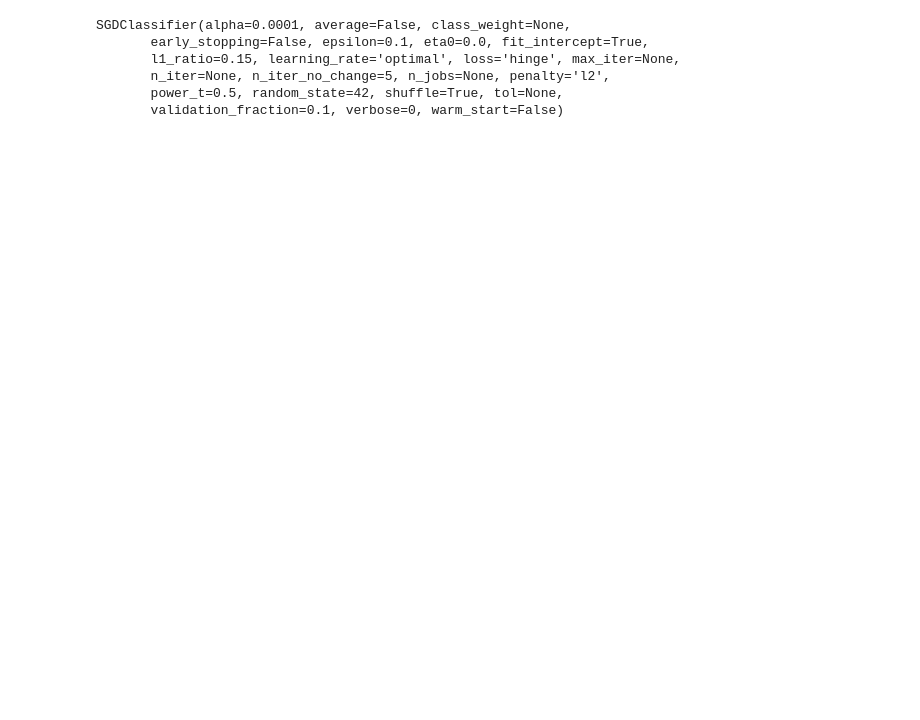
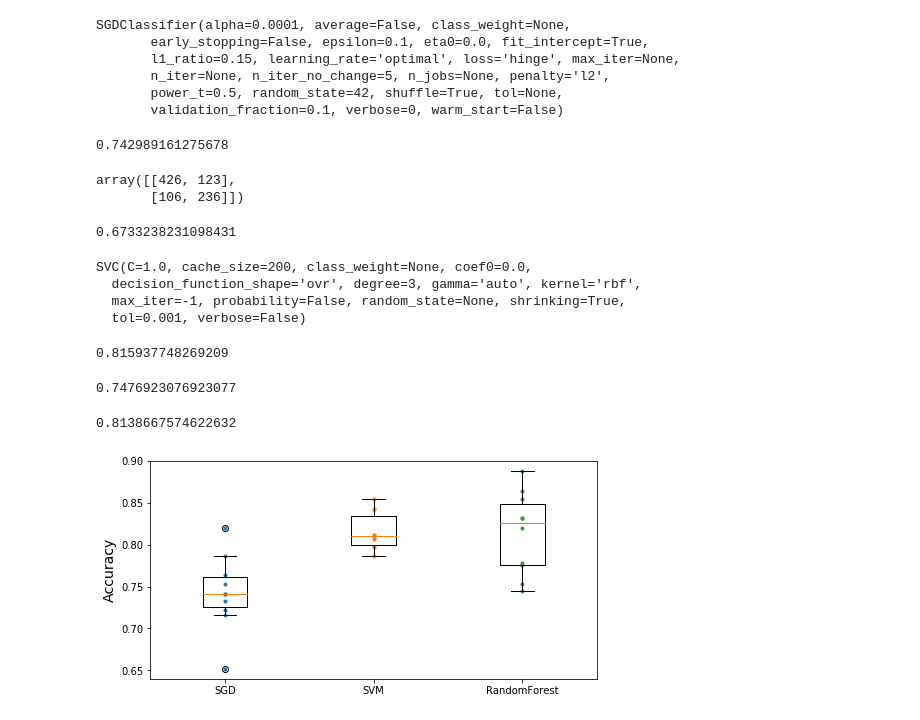
Before and after one commit to hankehly/handson-ml, a Jupyter notebook: exercises/3-3_titanic.ipynb, the cells around one changed output. Drawn from its saved outputs; the diff is of its cells as text; code cells hidden in the pictures; blank space fills up the shorter version.

```diff
--- a/exercises/3-3_titanic.ipynb
+++ b/exercises/3-3_titanic.ipynb
@@ -233,3 +314,61 @@ SGDClassifier(alpha=0.0001, average=False, class_weight=None,
        n_iter=None, n_iter_no_change=5, n_jobs=None, penalty='l2',
        power_t=0.5, random_state=42, shuffle=True, tol=None,
        validation_fraction=0.1, verbose=0, warm_start=False)
+# %%
+from sklearn.metrics import confusion_matrix
+from sklearn.model_selection import cross_val_predict, cross_val_score
+
+sgd_scores = cross_val_score(sgd_clf, X_train_prep, y_train, cv=10)
+sgd_scores.mean()
+# %% [output]
+0.742989161275678
+# %%
+y_pred = cross_val_predict(sgd_clf, X_train_prep, y_train, cv=10)
+confusion_matrix(y_train, y_pred)
+# %% [output]
+array([[426, 123],
+       [106, 236]])
+# %%
+from sklearn.metrics import f1_score
+
+f1_score(y_train, y_pred)
+# %% [output]
+0.6733238231098431
+# %%
+from sklearn.svm import SVC
+
+svm_clf = SVC(gamma="auto")
+svm_clf.fit(X_train_prep, y_train)
+# %% [output]
+SVC(C=1.0, cache_size=200, class_weight=None, coef0=0.0,
+  decision_function_shape='ovr', degree=3, gamma='auto', kernel='rbf',
+  max_iter=-1, probability=False, random_state=None, shrinking=True,
+  tol=0.001, verbose=False)
+# %%
+svm_scores = cross_val_score(svm_clf, X_train_prep, y_train, cv=10)
+svm_scores.mean()
+# %% [output]
+0.815937748269209
+# %%
+y_pred = cross_val_predict(svm_clf, X_train_prep, y_train, cv=10)
+f1_score(y_train, y_pred)
+# %% [output]
+0.7476923076923077
+# %%
+from sklearn.ensemble import RandomForestClassifier
+
+forest_clf = RandomForestClassifier(n_estimators=100, random_state=42)
+forest_scores = cross_val_score(forest_clf, X_train_prep, y_train, cv=10)
+forest_scores.mean()
+# %% [output]
+0.8138667574622632
+# %%
+plt.figure(figsize=(8, 4))
+plt.plot([1]*10, sgd_scores, '.')
+plt.plot([2]*10, svm_scores, '.')
+plt.plot([3]*10, forest_scores, '.')
+plt.boxplot([sgd_scores, svm_scores, forest_scores], labels=("SGD", "SVM", "RandomForest"))
+plt.ylabel('Accuracy', fontsize=14)
+plt.show()
+# %% [output]
+[figure, added]
```
Also changed, not shown: parts of 33 cells of this notebook.
